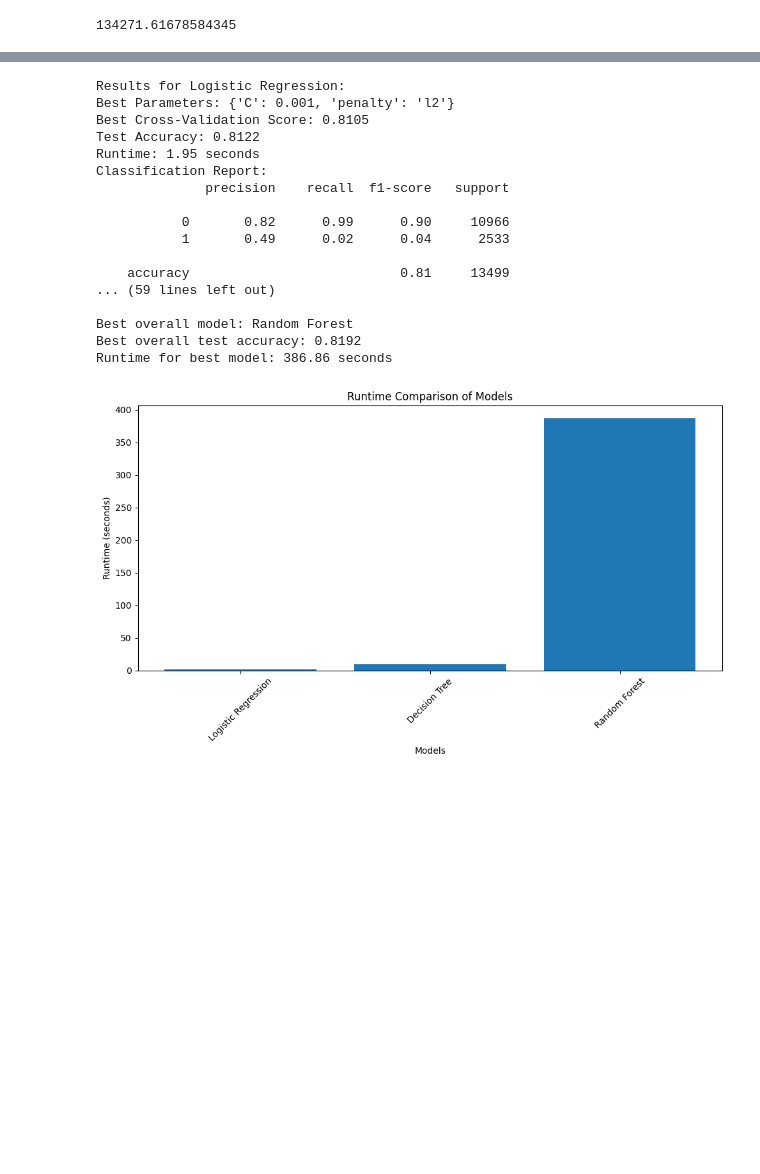
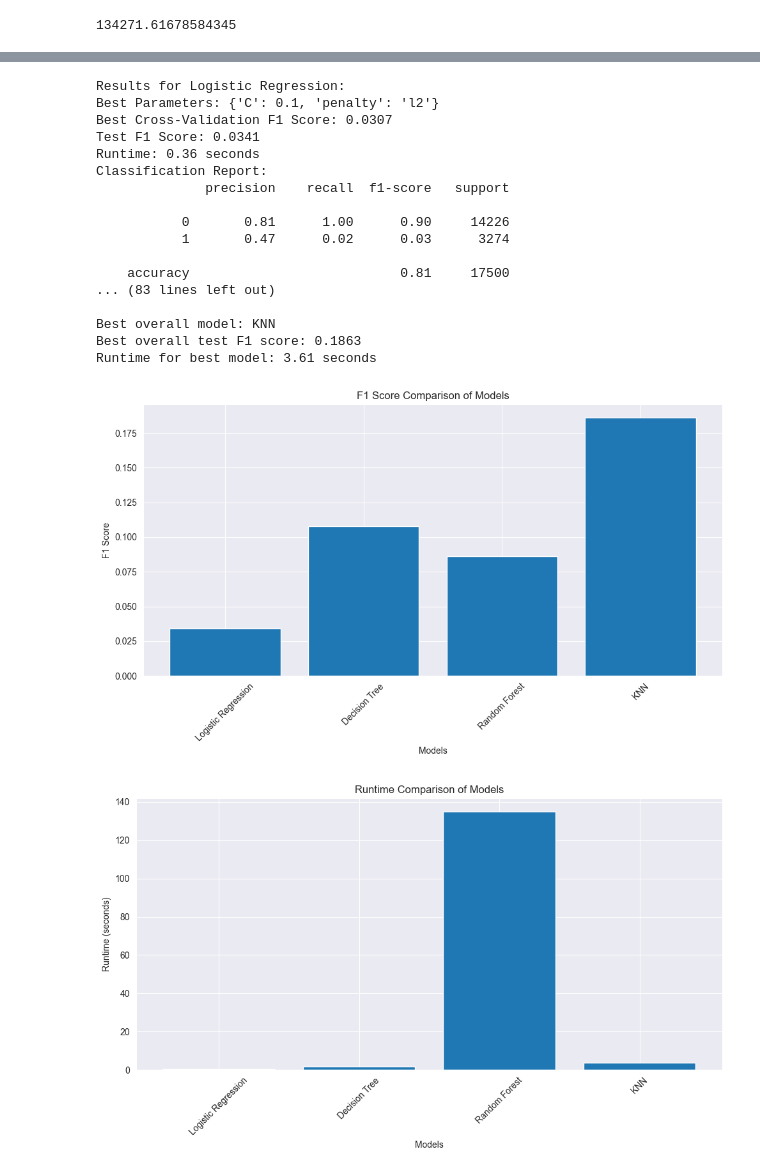
Before and after one commit to geo-rge-li/loan-default-analysis, a Jupyter notebook: analysis.ipynb, the cells around one changed output, grey strips where cells are left out. Drawn from its saved outputs; the diff is of its cells as text; code cells hidden in the pictures; blank space fills up the shorter version.

```diff
--- a/analysis.ipynb
+++ b/analysis.ipynb
@@ -172,20 +172,23 @@ def plot_feature_importance(importances, title):
 # %%
 import time
 from sklearn.inspection import permutation_importance
-from sklearn.metrics import confusion_matrix
+from sklearn.metrics import confusion_matrix, f1_score
 
 # Perform GridSearch for each classifier
 results = {}
 
 for name, (classifier, param_grid) in classifiers.items():
+    print(f"Running GridSearch for {name}...")
+
     # Start timing
     start_time = time.time()
 
-    grid_search = GridSearchCV(classifier, param_grid, cv=5, scoring='accuracy', n_jobs=-1)
-    grid_search.fit(X_train_scaled, y_train)
+    # Use F1 score for optimization
+    grid_search = GridSearchCV(classifier, param_grid, cv=5, scoring='f1', n_jobs=-1)
+    grid_search.fit(X_train_top5, y_train)
 
     # Make predictions
-    y_pred = grid_search.predict(X_test_scaled)
+    y_pred = grid_search.predict(X_test_top5)
 
     # End timing
     end_time = time.time()
@@ -202,15 +205,15 @@ for name, (classifier, param_grid) in classifiers.items():
             importances = grid_search.best_estimator_.feature_importances_
         else:  # Random Forest
             importances = grid_search.best_estimator_.feature_importances_
-    else:  # For SVM, use permutation importance
-        perm_importance = permutation_importance(grid_search.best_estimator_, X_test_scaled, y_test, n_repeats=10, random_state=42)
+    else:  # For KNN, we'll use permutation importance
+        perm_importance = permutation_importance(grid_search.best_estimator_, X_test_top5, y_test, n_repeats=10, random_state=42)
         importances = perm_importance.importances_mean
 
     # Store results
     results[name] = {
         'best_params': grid_search.best_params_,
         'best_score': grid_search.best_score_,
-        'test_accuracy': accuracy_score(y_test, y_pred),
+        'test_f1': f1_score(y_test, y_pred),
         'classification_report': classification_report(y_test, y_pred),
         'confusion_matrix': cm,
         'feature_importance': importances,
@@ -221,5 +224,5 @@ for name, (classifier, param_grid) in classifiers.items():
     plot_confusion_matrix(cm, f'Confusion Matrix - {name}')
 
     # Plot feature importance
-    plot_feature_importance(importances, f'Top 10 Feature Importance - {name}')
+    plot_feature_importance(importances, f'Feature Importance - {name}')
 # %% [output]
@@ -249,49 +258,61 @@ ValueError: Solver lbfgs supports only 'l2' or None penalties, got l1 penalty.
 # %%
 # Print results
 for name, result in results.items():
     print(f"\nResults for {name}:")
     print(f"Best Parameters: {result['best_params']}")
-    print(f"Best Cross-Validation Score: {result['best_score']:.4f}")
-    print(f"Test Accuracy: {result['test_accuracy']:.4f}")
+    print(f"Best Cross-Validation F1 Score: {result['best_score']:.4f}")
+    print(f"Test F1 Score: {result['test_f1']:.4f}")
     print(f"Runtime: {result['runtime']:.2f} seconds")
     print("Classification Report:")
     print(result['classification_report'])
-    print("\nTop 5 Most Important Features:")
-    feat_importances = pd.Series(result['feature_importance'], index=X.columns)
-    print(feat_importances.nlargest(5))
+    print("\nFeature Importance:")
+    feat_importances = pd.Series(result['feature_importance'], index=top_5_features)
+    print(feat_importances)
 
 # Find the best overall model
-best_model = max(results, key=lambda x: results[x]['test_accuracy'])
+best_model = max(results, key=lambda x: results[x]['test_f1'])
 print(f"\nBest overall model: {best_model}")
-print(f"Best overall test accuracy: {results[best_model]['test_accuracy']:.4f}")
+print(f"Best overall test F1 score: {results[best_model]['test_f1']:.4f}")
 print(f"Runtime for best model: {results[best_model]['runtime']:.2f} seconds")
+
+# Plot F1 score comparison
+f1_scores = [result['test_f1'] for result in results.values()]
+plt.figure(figsize=(10, 6))
+plt.bar(results.keys(), f1_scores)
+plt.title('F1 Score Comparison of Models')
+plt.xlabel('Models')
+plt.ylabel('F1 Score')
+plt.xticks(rotation=45)
+plt.tight_layout()
+plt.show()
 
 # Plot runtime comparison
 runtimes = [result['runtime'] for result in results.values()]
 plt.figure(figsize=(10, 6))
 plt.bar(results.keys(), runtimes)
 plt.title('Runtime Comparison of Models')
 plt.xlabel('Models')
 plt.ylabel('Runtime (seconds)')
 plt.xticks(rotation=45)
 plt.tight_layout()
 plt.show()
 # %% [output]
 Results for Logistic Regression:
-Best Parameters: {'C': 0.001, 'penalty': 'l2'}
-Best Cross-Validation Score: 0.8105
-Test Accuracy: 0.8122
-Runtime: 1.95 seconds
+Best Parameters: {'C': 0.1, 'penalty': 'l2'}
+Best Cross-Validation F1 Score: 0.0307
+Test F1 Score: 0.0341
+Runtime: 0.36 seconds
 Classification Report:
               precision    recall  f1-score   support
 
-           0       0.82      0.99      0.90     10966
-           1       0.49      0.02      0.04      2533
+           0       0.81      1.00      0.90     14226
+           1       0.47      0.02      0.03      3274
 
-    accuracy                           0.81     13499
-... (59 lines left out)
+    accuracy                           0.81     17500
+... (83 lines left out)
 
-Best overall model: Random Forest
-Best overall test accuracy: 0.8192
-Runtime for best model: 386.86 seconds
+Best overall model: KNN
+Best overall test F1 score: 0.1863
+Runtime for best model: 3.61 seconds
-[figure, old version]
+[figure, new version]
+[figure, added]
```
Also changed, not shown: parts of 5 cells of this notebook.
